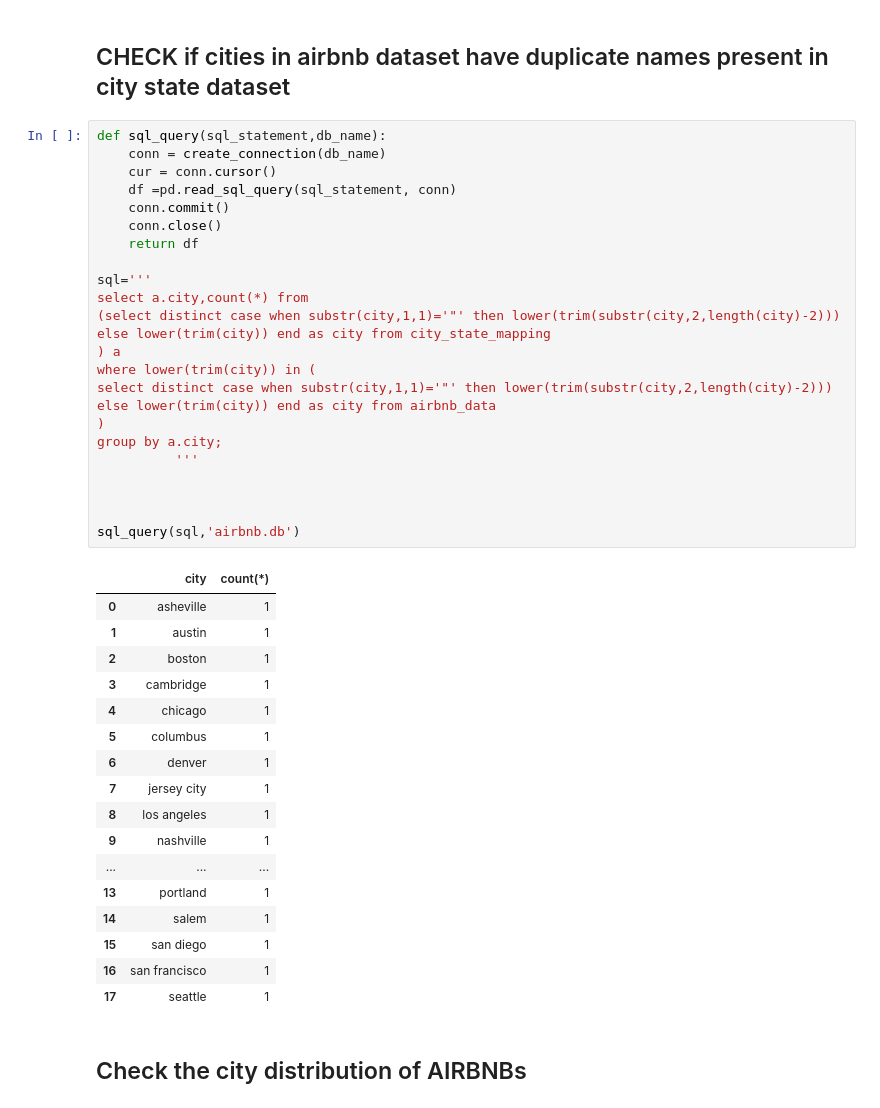
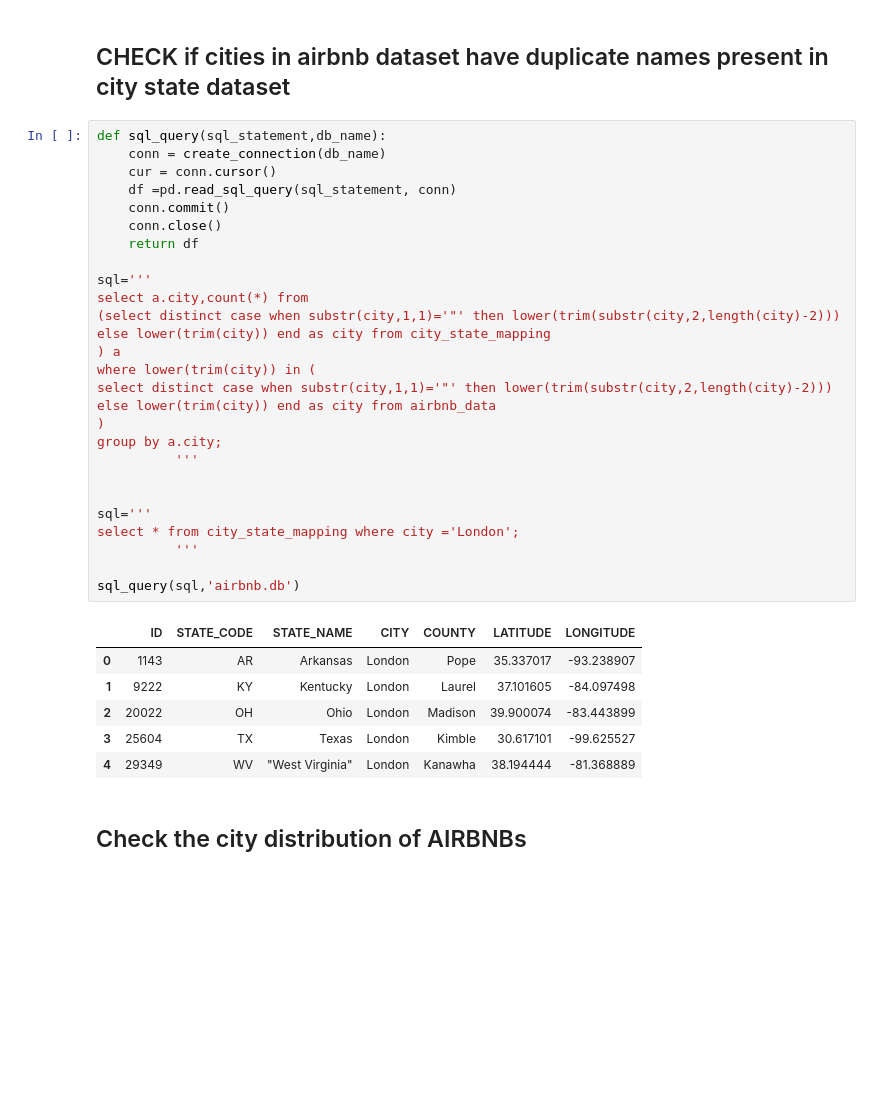
Before and after one commit to ddangwal1909/EAS503_Project_AIRBNB_Analysis, a Jupyter notebook: AIRBNB_ANALYSIS.ipynb, the cells around one changed output. Saved outputs shown, nothing was run; the diff lists cells and outputs as text; blank space fills up the shorter version.

```diff
--- a/AIRBNB_ANALYSIS.ipynb
+++ b/AIRBNB_ANALYSIS.ipynb
@@ -165,43 +169,35 @@ data1= city_state_us('us_cities.csv','airbnb.db','city_state_mapping','ID,STATE_
 # %%
 def sql_query(sql_statement,db_name):
     conn = create_connection(db_name)
     cur = conn.cursor()
     df =pd.read_sql_query(sql_statement, conn)
     conn.commit()
     conn.close()
     return df
 
 sql='''
 select a.city,count(*) from
 (select distinct case when substr(city,1,1)='"' then lower(trim(substr(city,2,length(city)-2))) else lower(trim(city)) end as city from city_state_mapping
 ) a
 where lower(trim(city)) in (
 select distinct case when substr(city,1,1)='"' then lower(trim(substr(city,2,length(city)-2))) else lower(trim(city)) end as city from airbnb_data
 )
 group by a.city;
           '''
 
 
+sql='''
+select * from city_state_mapping where city ='London';
+          '''
 
 sql_query(sql,'airbnb.db')
 # %% [output]
-|  | city | count(*) |
-| 0 | asheville | 1 |
-| 1 | austin | 1 |
-| 2 | boston | 1 |
-| 3 | cambridge | 1 |
-| 4 | chicago | 1 |
-| 5 | columbus | 1 |
-| 6 | denver | 1 |
-| 7 | jersey city | 1 |
-| 8 | los angeles | 1 |
-| 9 | nashville | 1 |
-| ... | ... | ... |
-| 13 | portland | 1 |
-| 14 | salem | 1 |
-| 15 | san diego | 1 |
-| 16 | san francisco | 1 |
-| 17 | seattle | 1 |
+|  | ID | STATE_CODE | STATE_NAME | CITY | COUNTY | LATITUDE | LONGITUDE |
+| 0 | 1143 | AR | Arkansas | London | Pope | 35.337017 | -93.238907 |
+| 1 | 9222 | KY | Kentucky | London | Laurel | 37.101605 | -84.097498 |
+| 2 | 20022 | OH | Ohio | London | Madison | 39.900074 | -83.443899 |
+| 3 | 25604 | TX | Texas | London | Kimble | 30.617101 | -99.625527 |
+| 4 | 29349 | WV | "West Virginia" | London | Kanawha | 38.194444 | -81.368889 |
 # %% [markdown]
 ## Check the city distribution of AIRBNBs ##
 # %%
```
Also changed, not shown: parts of 24 cells of this notebook, 1 other file.
